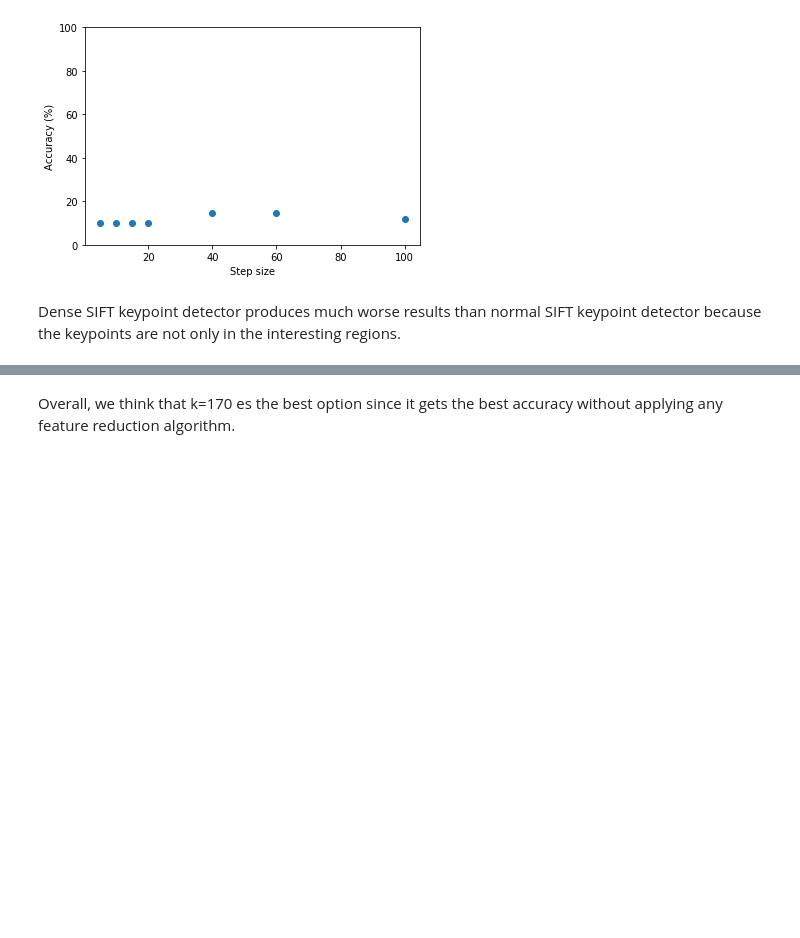
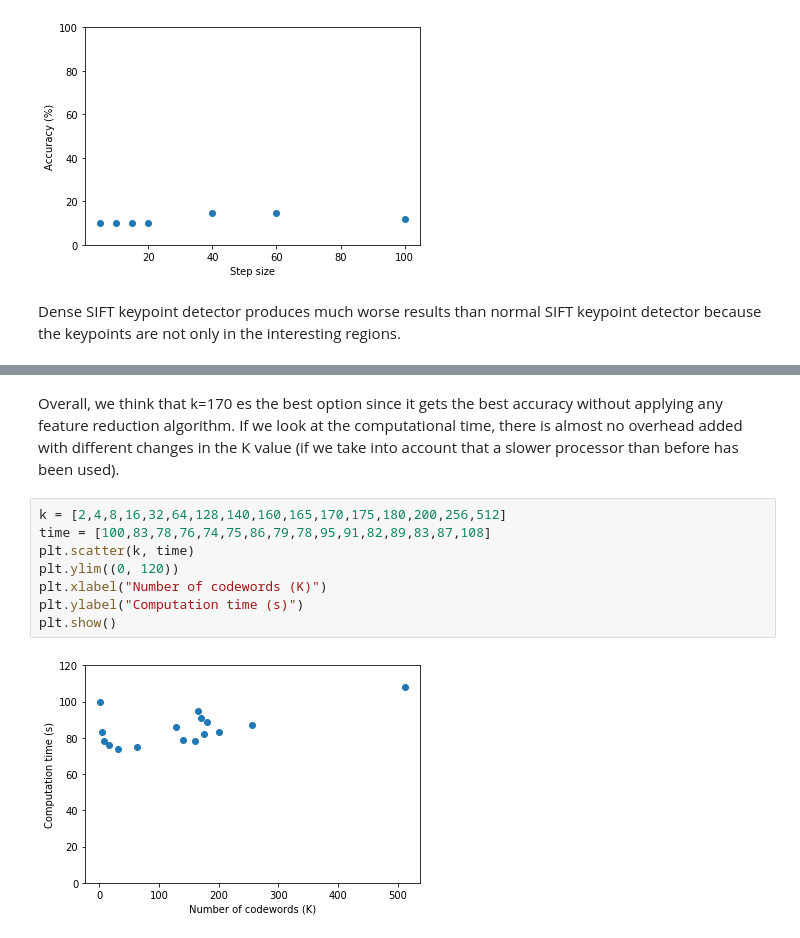
Before and after one commit to brugues/MCV-2019-M3, a Jupyter notebook: Week1/bovw/BagofVisualWords.ipynb, the cells around one changed output, grey strips where cells are left out. Cells and saved outputs as stored; diff of their text form; blank space fills up the shorter version.

```diff
--- a/Week1/bovw/BagofVisualWords.ipynb
+++ b/Week1/bovw/BagofVisualWords.ipynb
@@ -256,2 +260,12 @@ Local max is 66.17 '('%')' LDA accuracy at k= 160
 # %% [markdown]
-Overall, we think that k=170 es the best option since it gets the best accuracy without applying any feature reduction algorithm.
+Overall, we think that k=170 es the best option since it gets the best accuracy without applying any feature reduction algorithm. If we look at the computational time, there is almost no overhead added with different changes in the K value (if we take into account that a slower processor than before has been used).
+# %%
+k = [2,4,8,16,32,64,128,140,160,165,170,175,180,200,256,512]
+time = [100,83,78,76,74,75,86,79,78,95,91,82,89,83,87,108]
+plt.scatter(k, time)
+plt.ylim((0, 120))
+plt.xlabel("Number of codewords (K)")
+plt.ylabel("Computation time (s)")
+plt.show()
+# %% [output]
+[figure, added]
```
Also changed, not shown: parts of 12 cells of this notebook.
